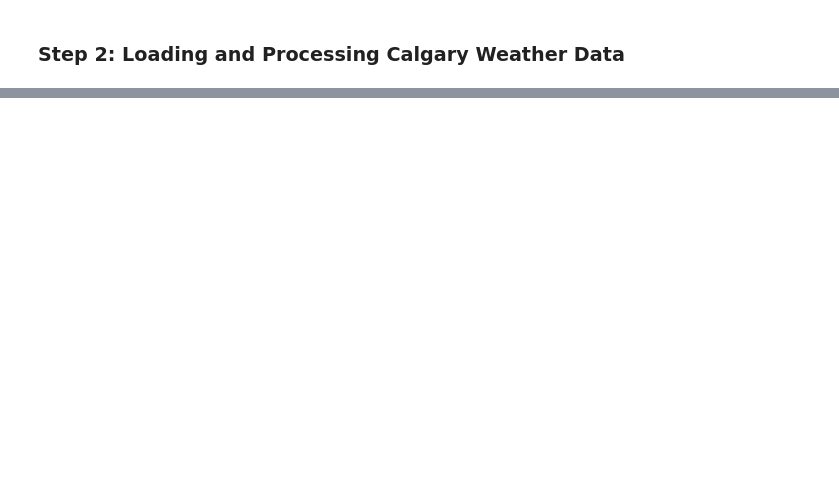
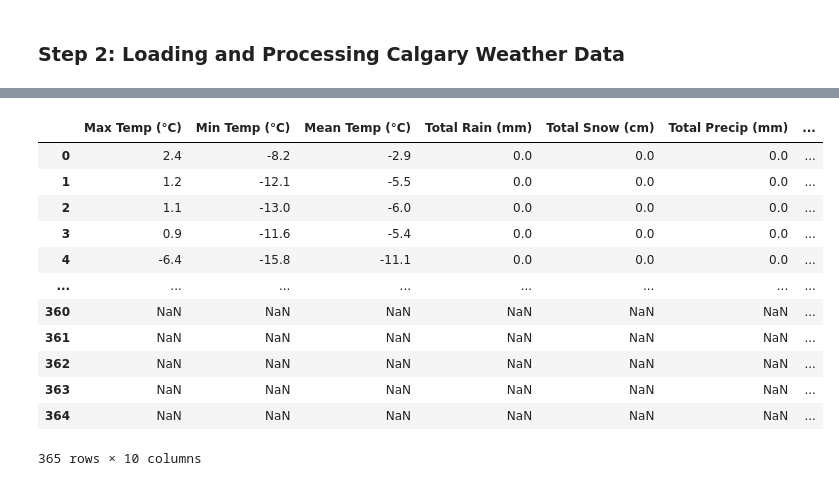
Before and after one commit to chrisbrunet/ML-Commute-Predictor, a Jupyter notebook: model-generation.ipynb, the cells around one changed output, grey strips where cells are left out. Saved outputs shown, nothing was run; the diff lists cells and outputs as text; code cells hidden in the pictures; blank space fills up the shorter version.

```diff
--- a/model-generation.ipynb
+++ b/model-generation.ipynb
@@ -170,0 +213,18 @@ all_commutes
+# %%
+weather['date_time'] = pd.to_datetime(weather['Date/Time']).dt.date
+weather = weather.drop(columns='Date/Time')
+weather
+# %% [output]
+|  | Max Temp (°C) | Min Temp (°C) | Mean Temp (°C) | Total Rain (mm) | Total Snow (cm) | Total Precip (mm) | ... |
+| 0 | 2.4 | -8.2 | -2.9 | 0.0 | 0.0 | 0.0 | ... |
+| 1 | 1.2 | -12.1 | -5.5 | 0.0 | 0.0 | 0.0 | ... |
+| 2 | 1.1 | -13.0 | -6.0 | 0.0 | 0.0 | 0.0 | ... |
+| 3 | 0.9 | -11.6 | -5.4 | 0.0 | 0.0 | 0.0 | ... |
+| 4 | -6.4 | -15.8 | -11.1 | 0.0 | 0.0 | 0.0 | ... |
+| ... | ... | ... | ... | ... | ... | ... | ... |
+| 360 | NaN | NaN | NaN | NaN | NaN | NaN | ... |
+| 361 | NaN | NaN | NaN | NaN | NaN | NaN | ... |
+| 362 | NaN | NaN | NaN | NaN | NaN | NaN | ... |
+| 363 | NaN | NaN | NaN | NaN | NaN | NaN | ... |
+| 364 | NaN | NaN | NaN | NaN | NaN | NaN | ... |
+365 rows × 10 columns
```
Also changed, not shown: parts of 9 cells of this notebook, 2 other files.
